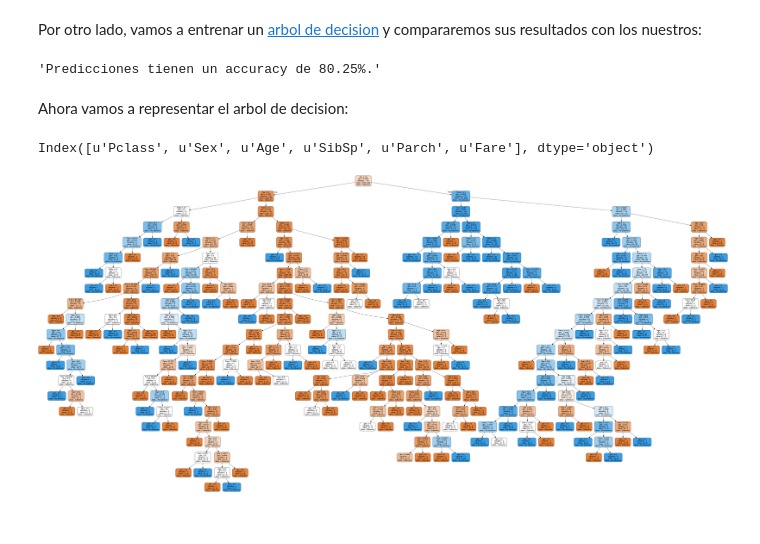
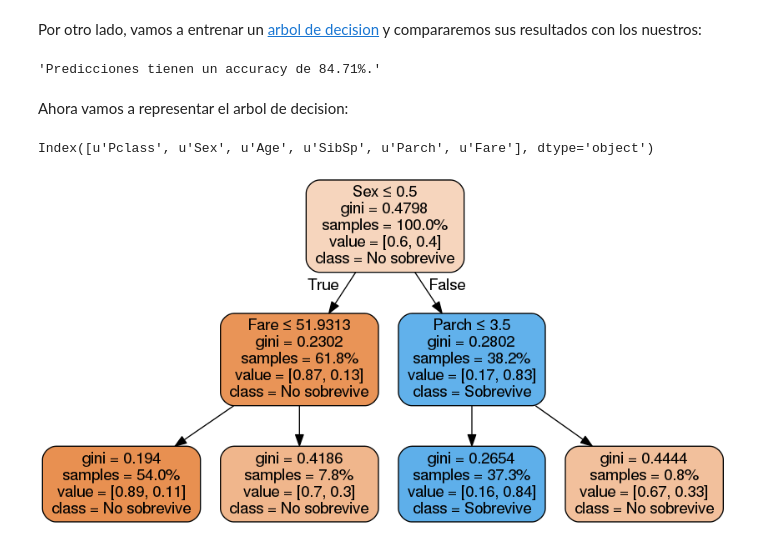
Before and after one commit to beeva-rafaelcastillo/Intro-a-Ciencia-de-Datos-con-Python, a Jupyter notebook: Introduccion-Ciencia-de-Datos_Resuelto.ipynb, the cells around one changed output. Saved outputs shown, nothing was run; the diff lists cells and outputs as text; code cells hidden in the pictures.

```diff
--- a/Introduccion-Ciencia-de-Datos_Resuelto.ipynb
+++ b/Introduccion-Ciencia-de-Datos_Resuelto.ipynb
@@ -23,7 +23,7 @@
 # %%
 import pandas
 
-input_file = '/home/rafaelcastillo/Descargas/121708_vm9gb/titanic_data.csv'
+input_file = 'titanic_data.csv'
 separador = ","
 dataset = pandas.read_csv(filepath_or_buffer=input_file, sep=separador)
 # %% [markdown]
@@ -760,7 +760,7 @@ for train_index, test_index in sss:
 
 # Definir el arbol de decision
 from sklearn import tree
-clf = tree.DecisionTreeClassifier(max_features=6,max_depth=None)
+clf = tree.DecisionTreeClassifier(max_features=3,max_depth=2)
 
 # Entrenarlo con los datos de train
 clf = clf.fit(X_train, y_train)
@@ -771,21 +771,22 @@ predictions = clf.predict(X_test)
 # Obtener resultado:
 accuracy_score(y_test, predictions)
 # %% [output]
-'Predicciones tienen un accuracy de 80.25%.'
+'Predicciones tienen un accuracy de 84.71%.'
 # %% [markdown]
 Ahora vamos a representar el arbol de decision:
 # %%
 from sklearn.externals.six import StringIO
 import pydot
 print data.columns
 dot_data = StringIO()
 tree.export_graphviz(clf, out_file=dot_data,
                          feature_names=data.columns,
-                         class_names=['Sobrevive','No sobrevive'],
+                         class_names=['No sobrevive','Sobrevive'],
                          filled=True, rounded=True,
+                         proportion = True,
                          special_characters=True)
 graph = pydot.graph_from_dot_data(dot_data.getvalue())
 Image(graph.create_png())
 # %% [output]
 Index([u'Pclass', u'Sex', u'Age', u'SibSp', u'Parch', u'Fare'], dtype='object')
-[figure, old version]
+[figure, new version]
```
Also changed, not shown: parts of 6 cells of this notebook.
